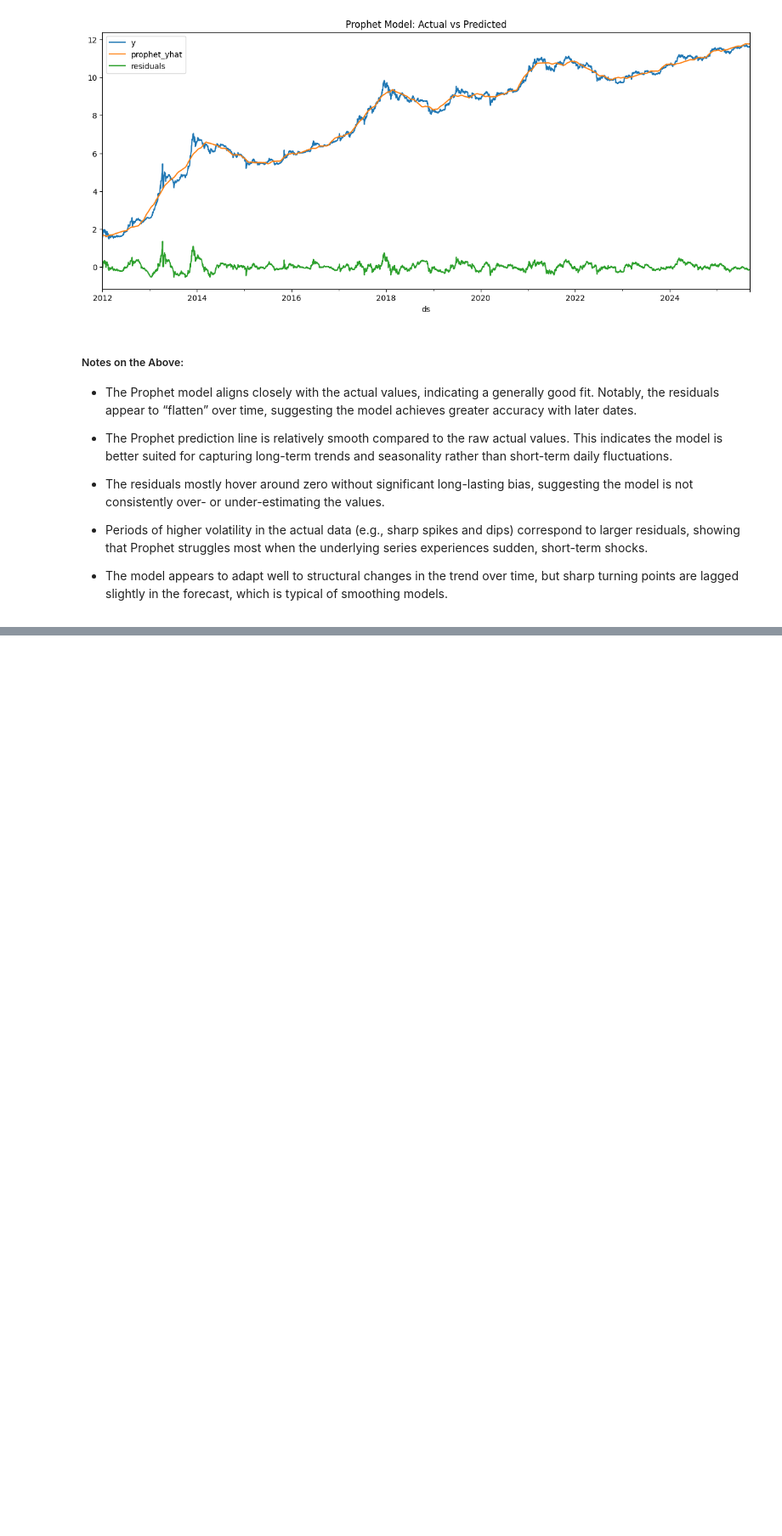
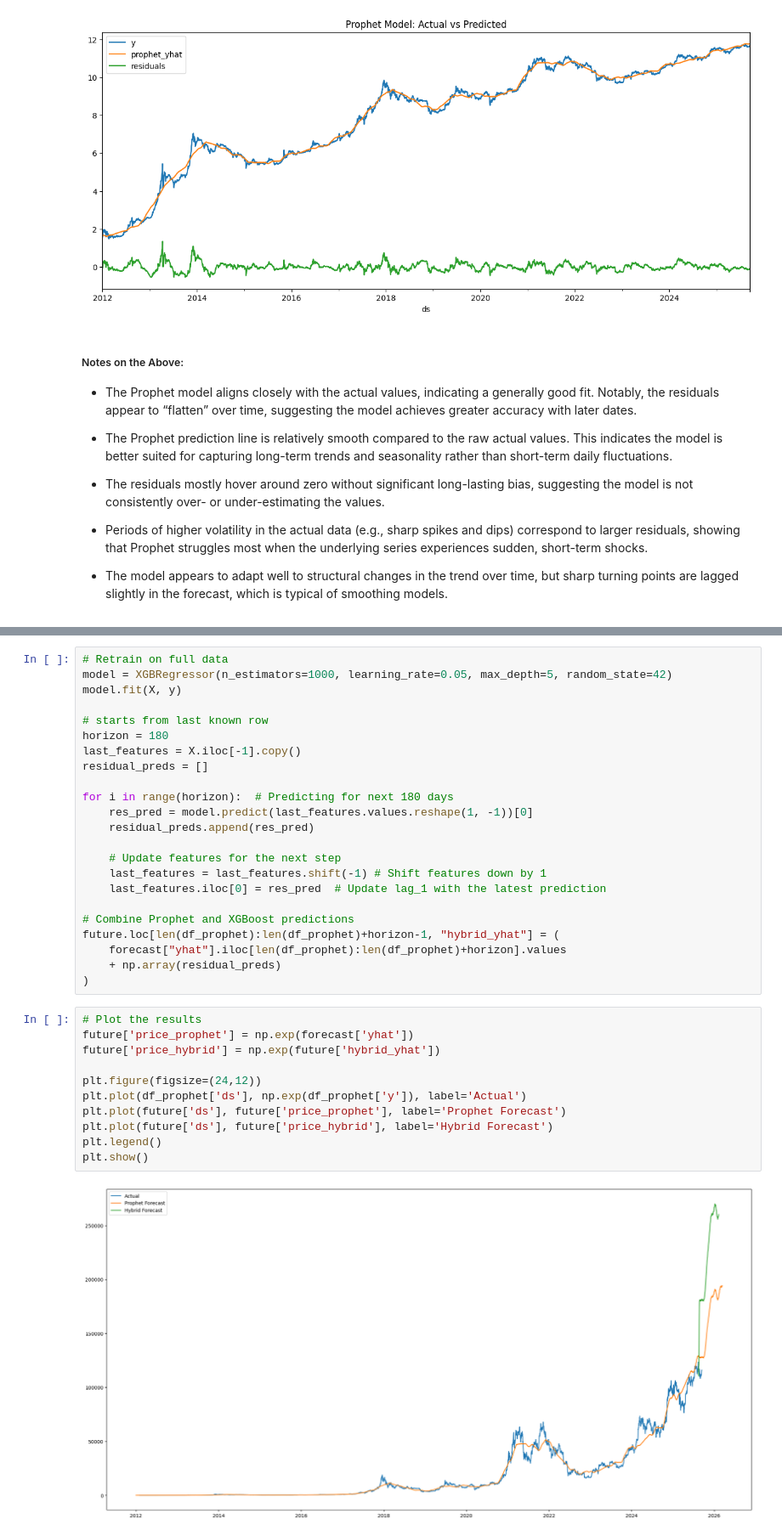
Before and after one commit to DevinFerko/Bitcoin-Price-Predication, a Jupyter notebook: BitcoinPrediction.ipynb, the cells around one changed output, grey strips where cells are left out. Shown: that part at 85% size. Cells and saved outputs as stored; diff of their text form; blank space fills up the shorter version.

Commit message:
Combination od models and plot of prediction results

```diff
--- a/BitcoinPrediction.ipynb
+++ b/BitcoinPrediction.ipynb
@@ -222,0 +251,36 @@ df_prophet.head()
+# %%
+# Retrain on full data
+model = XGBRegressor(n_estimators=1000, learning_rate=0.05, max_depth=5, random_state=42)
+model.fit(X, y)
+
+# starts from last known row
+horizon = 180
+last_features = X.iloc[-1].copy()
+residual_preds = []
+
+for i in range(horizon):  # Predicting for next 180 days
+    res_pred = model.predict(last_features.values.reshape(1, -1))[0]
+    residual_preds.append(res_pred)
+
+    # Update features for the next step
+    last_features = last_features.shift(-1) # Shift features down by 1
+    last_features.iloc[0] = res_pred  # Update lag_1 with the latest prediction
+
+# Combine Prophet and XGBoost predictions
+future.loc[len(df_prophet):len(df_prophet)+horizon-1, "hybrid_yhat"] = (
+    forecast["yhat"].iloc[len(df_prophet):len(df_prophet)+horizon].values
+    + np.array(residual_preds)
+)
+# %%
+# Plot the results
+future['price_prophet'] = np.exp(forecast['yhat'])
+future['price_hybrid'] = np.exp(future['hybrid_yhat'])
+
+plt.figure(figsize=(24,12))
+plt.plot(df_prophet['ds'], np.exp(df_prophet['y']), label='Actual')
+plt.plot(future['ds'], future['price_prophet'], label='Prophet Forecast')
+plt.plot(future['ds'], future['price_hybrid'], label='Hybrid Forecast')
+plt.legend()
+plt.show()
+# %% [output]
+[figure, added]
```
Also changed, not shown: parts of 5 cells of this notebook.
